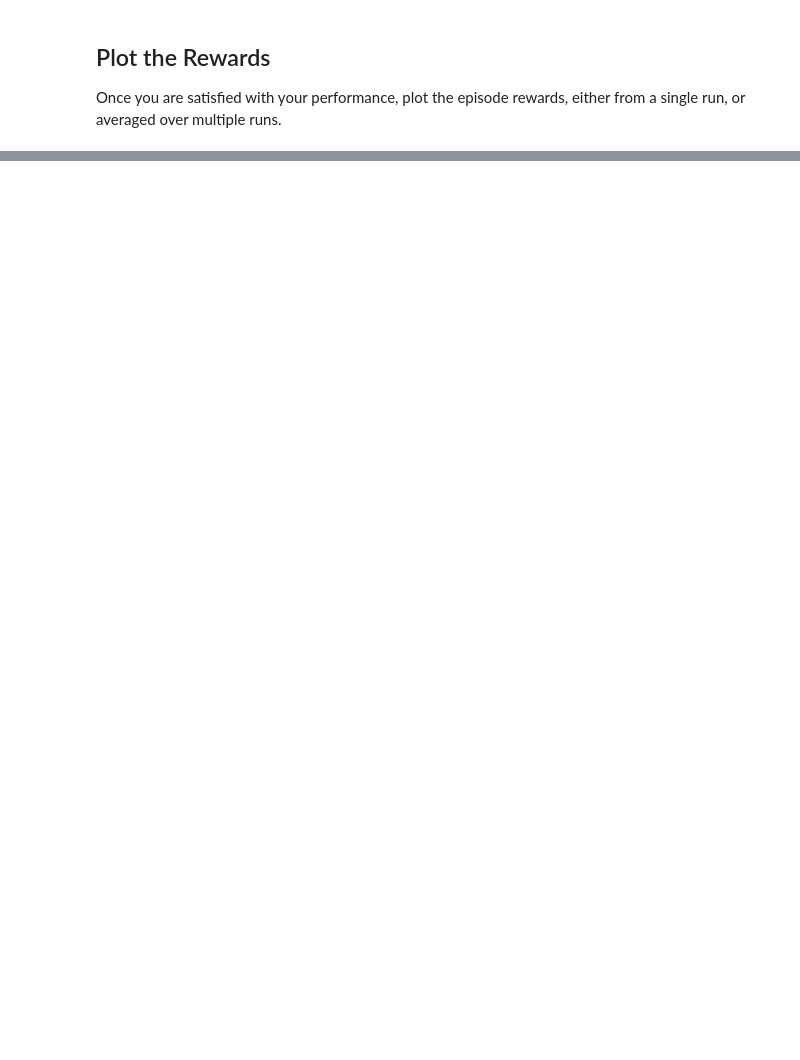
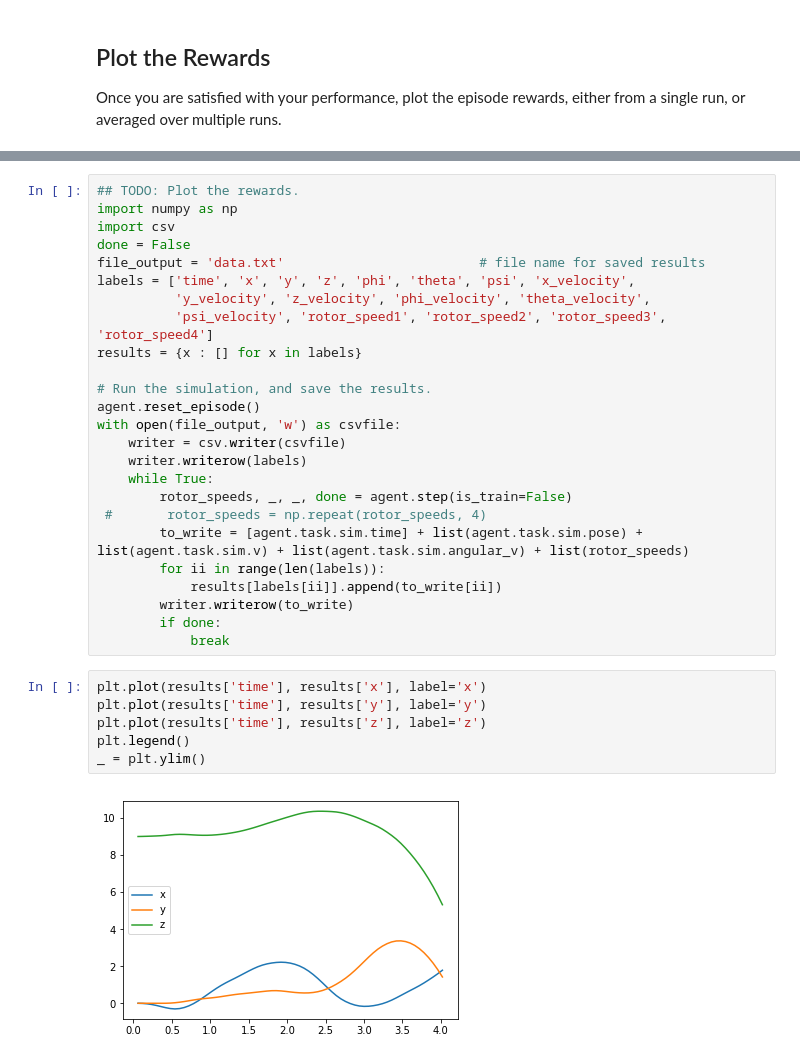
Before and after one commit to 4862837083/RL-Quadcopter-2, a Jupyter notebook: Quadcopter_Project.ipynb, the cells around one changed output, grey strips where cells are left out. Cells and saved outputs as stored; diff of their text form; blank space fills up the shorter version.

```diff
--- a/Quadcopter_Project.ipynb
+++ b/Quadcopter_Project.ipynb
@@ -261,0 +257,33 @@ Once you are satisfied with your performance, plot the episode rewards, either f
+# %%
+## TODO: Plot the rewards.
+import numpy as np
+import csv
+done = False
+file_output = 'data.txt'                         # file name for saved results
+labels = ['time', 'x', 'y', 'z', 'phi', 'theta', 'psi', 'x_velocity',
+          'y_velocity', 'z_velocity', 'phi_velocity', 'theta_velocity',
+          'psi_velocity', 'rotor_speed1', 'rotor_speed2', 'rotor_speed3', 'rotor_speed4']
+results = {x : [] for x in labels}
+
+# Run the simulation, and save the results.
+agent.reset_episode()
+with open(file_output, 'w') as csvfile:
+    writer = csv.writer(csvfile)
+    writer.writerow(labels)
+    while True:
+        rotor_speeds, _, _, done = agent.step(is_train=False)
+ #       rotor_speeds = np.repeat(rotor_speeds, 4)
+        to_write = [agent.task.sim.time] + list(agent.task.sim.pose) + list(agent.task.sim.v) + list(agent.task.sim.angular_v) + list(rotor_speeds)
+        for ii in range(len(labels)):
+            results[labels[ii]].append(to_write[ii])
+        writer.writerow(to_write)
+        if done:
+            break
+# %%
+plt.plot(results['time'], results['x'], label='x')
+plt.plot(results['time'], results['y'], label='y')
+plt.plot(results['time'], results['z'], label='z')
+plt.legend()
+_ = plt.ylim()
+# %% [output]
+[figure, added]
```
Also changed, not shown: parts of 26 cells of this notebook, 6 other files.
